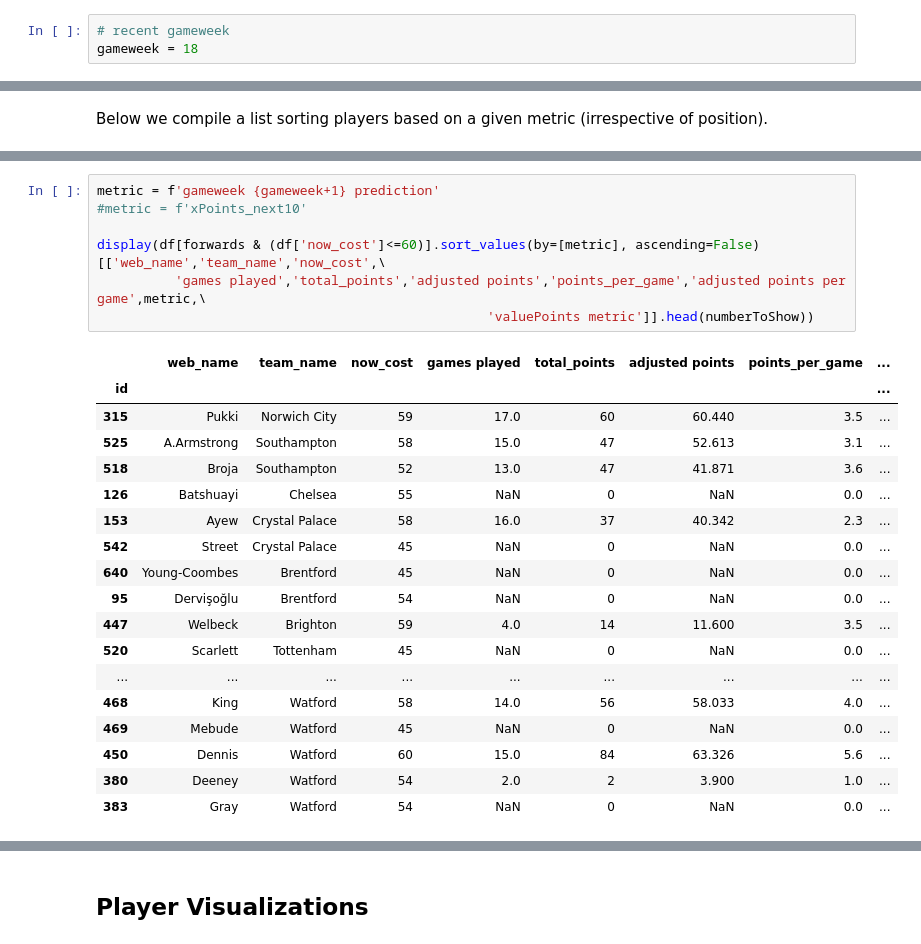
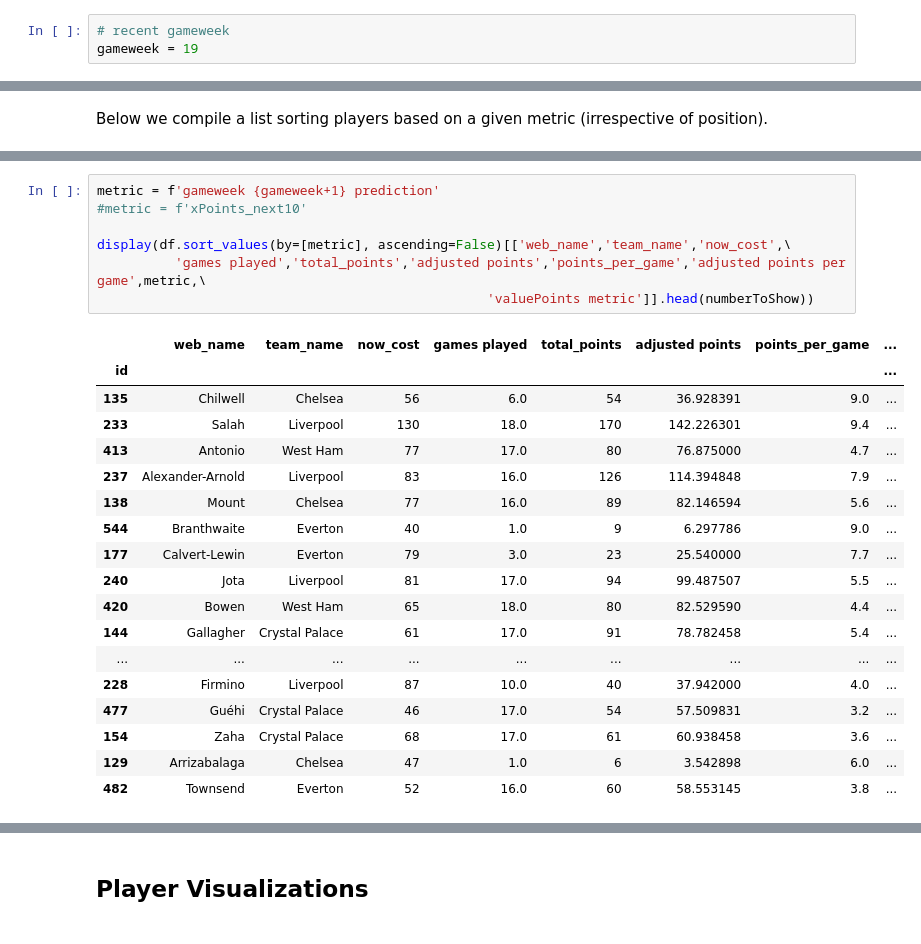
Before and after one commit to jaksticks/Fantasy-Premier-League, a Jupyter notebook: season21_22/notebooks/4. playerEvaluation.ipynb, the cells around one changed output, grey strips where cells are left out. Cells and saved outputs as stored; diff of their text form.

```diff
--- a/season21_22/notebooks/4. playerEvaluation.ipynb
+++ b/season21_22/notebooks/4. playerEvaluation.ipynb
@@ -4,7 +4,7 @@
 Here we compare players based on their adjusted points. Also, we calculate some useful metrics using the adjusted points to further evaluate player performance in FPL.
 # %%
 # recent gameweek
-gameweek = 18
+gameweek = 19
 # %%
 # import basic libraries
 import pandas as pd
@@ -241,29 +241,29 @@ display(df[minGames].sort_values(by=[metric], ascending=False)[['web_name','team
 # %%
 metric = f'gameweek {gameweek+1} prediction'
 #metric = f'xPoints_next10'
 
-display(df[forwards & (df['now_cost']<=60)].sort_values(by=[metric], ascending=False)[['web_name','team_name','now_cost',\
+display(df.sort_values(by=[metric], ascending=False)[['web_name','team_name','now_cost',\
           'games played','total_points','adjusted points','points_per_game','adjusted points per game',metric,\
                                                   'valuePoints metric']].head(numberToShow))
 # %% [output]
 |  | web_name | team_name | now_cost | games played | total_points | adjusted points | points_per_game | ... |
 | id |  |  |  |  |  |  |  | ... |
-| 315 | Pukki | Norwich City | 59 | 17.0 | 60 | 60.440 | 3.5 | ... |
-| 525 | A.Armstrong | Southampton | 58 | 15.0 | 47 | 52.613 | 3.1 | ... |
-| 518 | Broja | Southampton | 52 | 13.0 | 47 | 41.871 | 3.6 | ... |
-| 126 | Batshuayi | Chelsea | 55 | NaN | 0 | NaN | 0.0 | ... |
-| 153 | Ayew | Crystal Palace | 58 | 16.0 | 37 | 40.342 | 2.3 | ... |
-| 542 | Street | Crystal Palace | 45 | NaN | 0 | NaN | 0.0 | ... |
-| 640 | Young-Coombes | Brentford | 45 | NaN | 0 | NaN | 0.0 | ... |
-| 95 | Dervişoğlu | Brentford | 54 | NaN | 0 | NaN | 0.0 | ... |
-| 447 | Welbeck | Brighton | 59 | 4.0 | 14 | 11.600 | 3.5 | ... |
-| 520 | Scarlett | Tottenham | 45 | NaN | 0 | NaN | 0.0 | ... |
+| 135 | Chilwell | Chelsea | 56 | 6.0 | 54 | 36.928391 | 9.0 | ... |
+| 233 | Salah | Liverpool | 130 | 18.0 | 170 | 142.226301 | 9.4 | ... |
+| 413 | Antonio | West Ham | 77 | 17.0 | 80 | 76.875000 | 4.7 | ... |
+| 237 | Alexander-Arnold | Liverpool | 83 | 16.0 | 126 | 114.394848 | 7.9 | ... |
+| 138 | Mount | Chelsea | 77 | 16.0 | 89 | 82.146594 | 5.6 | ... |
+| 544 | Branthwaite | Everton | 40 | 1.0 | 9 | 6.297786 | 9.0 | ... |
+| 177 | Calvert-Lewin | Everton | 79 | 3.0 | 23 | 25.540000 | 7.7 | ... |
+| 240 | Jota | Liverpool | 81 | 17.0 | 94 | 99.487507 | 5.5 | ... |
+| 420 | Bowen | West Ham | 65 | 18.0 | 80 | 82.529590 | 4.4 | ... |
+| 144 | Gallagher | Crystal Palace | 61 | 17.0 | 91 | 78.782458 | 5.4 | ... |
 | ... | ... | ... | ... | ... | ... | ... | ... | ... |
-| 468 | King | Watford | 58 | 14.0 | 56 | 58.033 | 4.0 | ... |
-| 469 | Mebude | Watford | 45 | NaN | 0 | NaN | 0.0 | ... |
-| 450 | Dennis | Watford | 60 | 15.0 | 84 | 63.326 | 5.6 | ... |
-| 380 | Deeney | Watford | 54 | 2.0 | 2 | 3.900 | 1.0 | ... |
-| 383 | Gray | Watford | 54 | NaN | 0 | NaN | 0.0 | ... |
+| 228 | Firmino | Liverpool | 87 | 10.0 | 40 | 37.942000 | 4.0 | ... |
+| 477 | Guéhi | Crystal Palace | 46 | 17.0 | 54 | 57.509831 | 3.2 | ... |
+| 154 | Zaha | Crystal Palace | 68 | 17.0 | 61 | 60.938458 | 3.6 | ... |
+| 129 | Arrizabalaga | Chelsea | 47 | 1.0 | 6 | 3.542898 | 6.0 | ... |
+| 482 | Townsend | Everton | 52 | 16.0 | 60 | 58.553145 | 3.8 | ... |
 # %%
 metric = 'xG'
 
```
Also changed, not shown: parts of 7 cells of this notebook, 7 other files.
